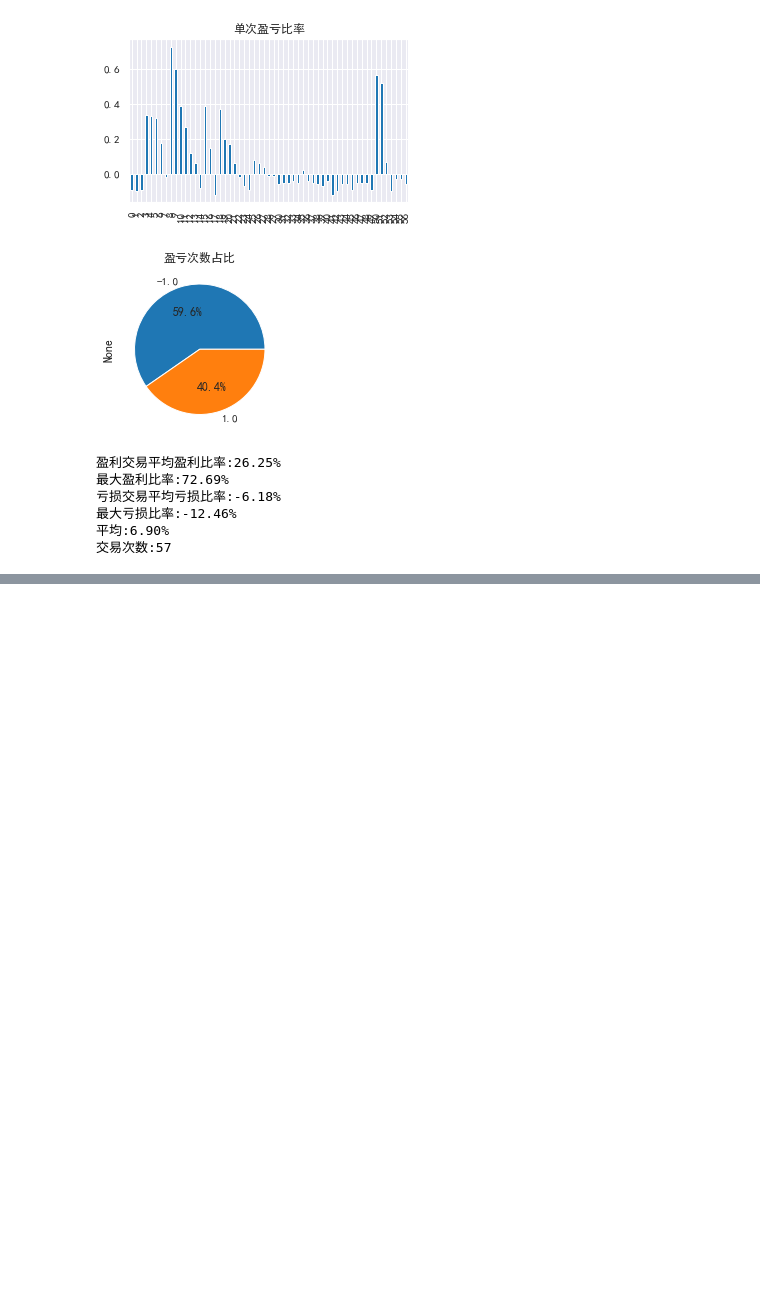
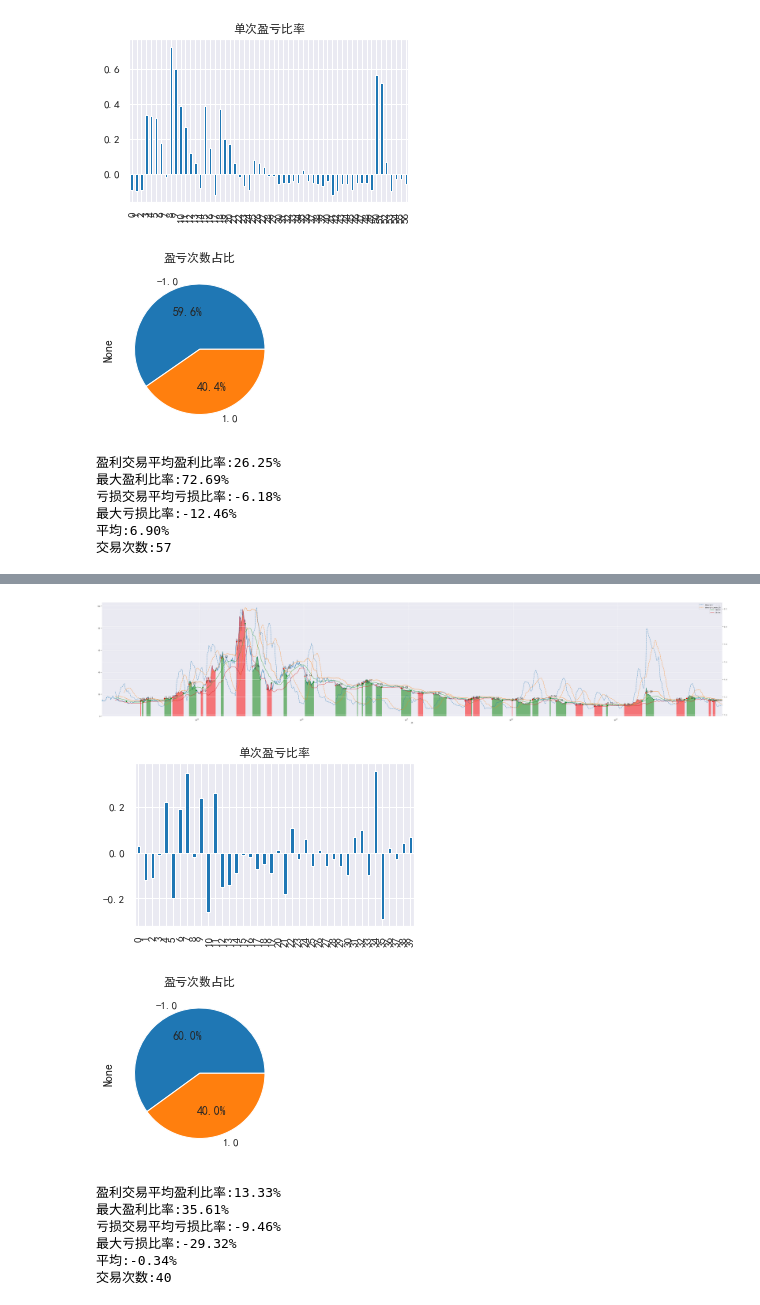
Before and after one commit to GuQiangJS/gquant-example, a Jupyter notebook: 策略测试-布林带.ipynb, the cells around one changed output, grey strips where cells are left out. Saved outputs shown, nothing was run; the diff lists cells and outputs as text; code cells hidden in the pictures; blank space fills up the shorter version.

```diff
--- a/策略测试-布林带.ipynb
+++ b/策略测试-布林带.ipynb
@@ -91,11 +91,12 @@ capital=gquant.abupy.TradeBu.ABuCapital.AbuCapital(10000,benchmark,)
 1. 以当日收盘价作为判断依据的同时，以当日作为建仓或清仓标准是不合理的。
 2. 没有考虑交易手续费
 # %%
-def simple_test(data):
+def simple_test(data,**kwargs):
+    fig, ax1 = gquant.plt.subplots()
     # 绘制完整布林带买卖盈亏示例
-    data[['close', 'bbup', 'bbmid', 'bblow']].plot(figsize=(50,10))
-    gquant.plt.plot(data[data['buy'] == 1]['close'], 'ro')
-    gquant.plt.plot(data[data['sell'] == 1]['close'], 'go')
+    data[kwargs.pop('cols',['close', 'bbup', 'bbmid', 'bblow'])].plot(figsize=(50,10),ax=ax1)
+    ax1.plot(data[data['buy'] == 1]['close'], 'ro')
+    ax1.plot(data[data['sell'] == 1]['close'], 'go')
     last_buy=[]
     simple_profit=[]#盈亏示例
     for index,row in data.iterrows():
@@ -108,9 +109,15 @@ def simple_test(data):
                 buy_close=data['close'][b]
                 sell_close=data['close'][index]
                 pf=(sell_close-buy_close)/buy_close#交易盈亏率
-                data.loc[b:index,'close'].plot.area(color='g' if sell_close<=buy_close else 'r', alpha=0.5)
-                gquant.plt.annotate('{:.2f}'.format(pf),(b,buy_close), fontsize=16)
+                data.loc[b:index,'close'].plot.area(ax=ax1,color='g' if sell_close<=buy_close else 'r', alpha=0.5)
+                ax1.annotate('{:.2f}'.format(pf),(b,buy_close), fontsize=16)
                 simple_profit.append(pf)
+    cols2=kwargs.pop('cols2',[])
+    if cols2:
+        ax2 = ax1.twinx()
+        data[cols2].plot(ax=ax2,ls='--')
+        ax2.tick_params(axis='y')
+    fig.tight_layout()
     gquant.plt.show()
 
     # 绘制单次盈亏比率柱状图
@@ -161,0 +181,25 @@ simple_test(simple_data)
+# %%
+simple_data['bbmargin'] = simple_data['bbup'] / simple_data['bblow']  # 布林线上轨和下轨之间的比率（差额）
+# simple_data['bbmargin_max_20'] = simple_data['bbmargin'].rolling(20).max()  #布林线上下轨差额最大值（20日，包含当日）
+# simple_data['bbmargin_max_20']=simple_data['bbmargin_max_20'].shift()#布林线上下轨差额最大值（20日，不包含当日）
+simple_data['bbmargin_mean_20'] = simple_data['bbmargin'].rolling(20).mean()  #布林线上下轨差额均值（20日，包含当日）
+simple_data['bbmargin_mean_20']=simple_data['bbmargin_mean_20'].shift()#布林线上下轨差额均值（20日，不包含当日）
+# simple_data['bbmargin_std_20'] = simple_data['bbmargin'].rolling(20).std()  #布林线上下轨差额标准差（20日，包含当日）
+# simple_data['bbmargin_std_20']=simple_data['bbmargin_std_20'].shift()#布林线上下轨差额标准差（20日，不包含当日）
+# simple_data['bbmargin_mean_20_std1']=simple_data['bbmargin_mean_20']+simple_data['bbmargin_std_20']#布林带差额均值（20日，不包含当日）+一倍标准差
+# simple_data['bbmargin_mean_20_std2']=simple_data['bbmargin_mean_20']-simple_data['bbmargin_std_20']#布林带差额均值（20日，不包含当日）-一倍标准差
+# simple_data[['bbmargin','bbmargin_mean_20','bbmargin_mean_20_std1','bbmargin_mean_20_std2']].plot(figsize=(50,5))
+
+simple_data['buy']=QA.QAIndicator.CROSS(simple_data['bbmargin'],simple_data['bbmargin_mean_20'])#当日布林带开口上穿前20日布林带开口最大值
+simple_data['sell']=QA.QAIndicator.CROSS(simple_data['bbmargin_mean_20'],simple_data['bbmargin'])#当日布林带开口下穿前20日布林带开口均值
+simple_test(simple_data,cols2=['bbmargin','bbmargin_mean_20'])
+# %% [output]
+[figure, added]
+[figure, added]
+[figure, added]
+盈利交易平均盈利比率:13.33%
+最大盈利比率:35.61%
+亏损交易平均亏损比率:-9.46%
+最大亏损比率:-29.32%
+平均:-0.34%
+交易次数:40
```
Also changed, not shown: parts of 4 cells of this notebook.
